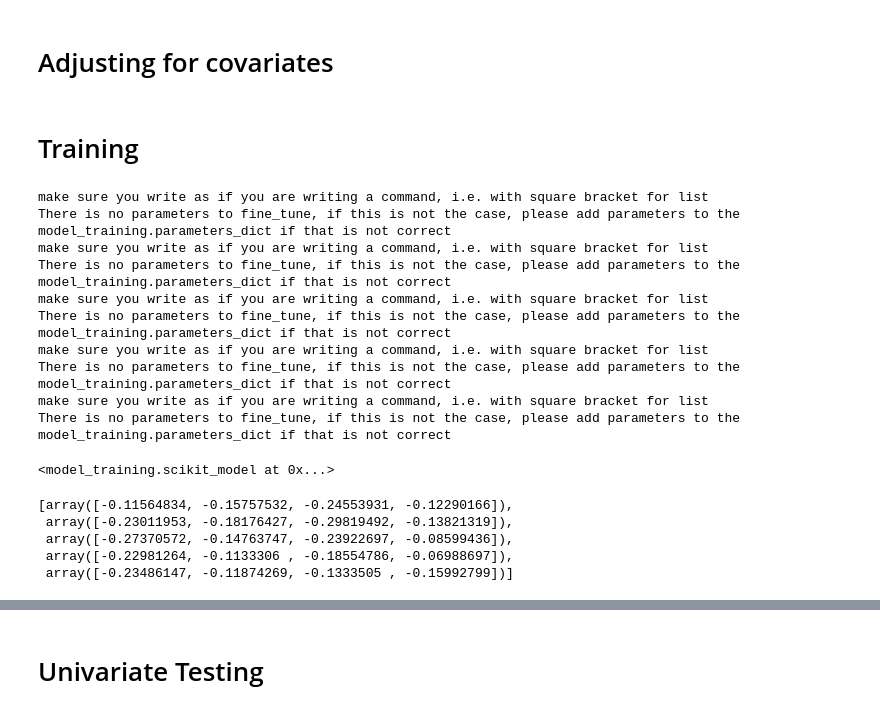
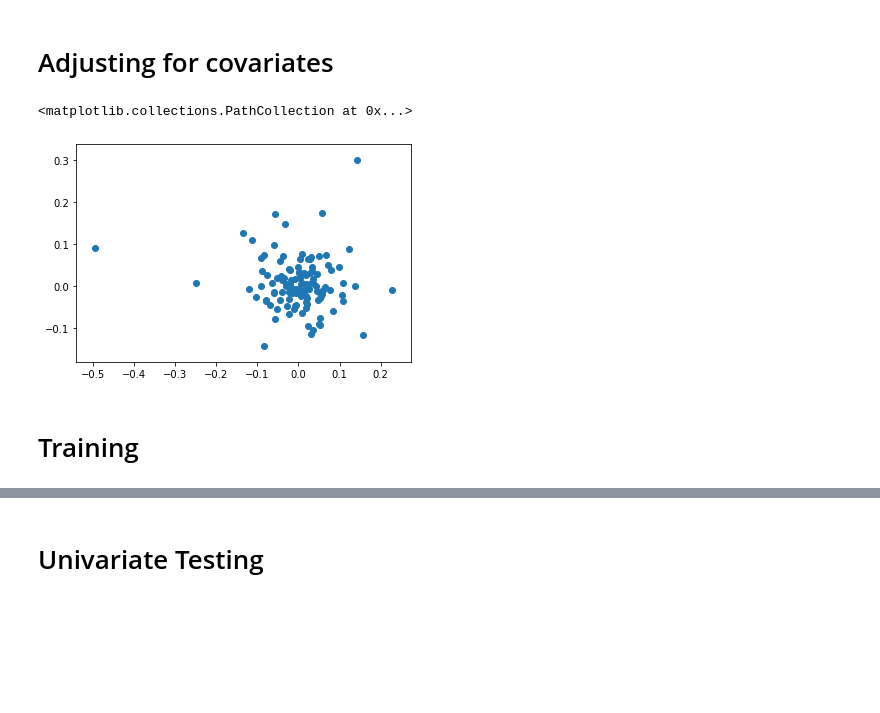
Before and after one commit to lehai-ml/schizophrenia_PRS, a Jupyter notebook: results_schizophrenia.ipynb, the cells around one changed output, grey strips where cells are left out. Cells and saved outputs as stored; diff of their text form; code cells hidden in the pictures; blank space fills up the shorter version.

```diff
--- a/results_schizophrenia.ipynb
+++ b/results_schizophrenia.ipynb
@@ -65,7 +65,7 @@ print(european_ancestral_PCA_w_outliers.shape)
 
 from scipy import stats
 zscores=np.abs(stats.zscore(european_ancestral_PCA_w_outliers[:,1:3].astype('float64'),axis=0))
-outliers=np.where(zscores>3)[0]#remove anything more than 3 st. deviation from the mean.
+outliers=np.where(zscores>=3)[0]#remove anything more than 3 st. deviation from the mean.
 print(european_ancestral_PCA_w_outliers[outliers,0])
 #removing outliers using the ancestrial PCA
 
@@ -125,6 +125,12 @@ print(combinations.shape)
 (4005,)
 # %% [markdown]
 # Adjusting for covariates
+# %%
+plt.scatter(european_ancestral_PCA[:,4],european_ancestral_PCA[:,5])
+#check the PC1 vs. PC2, PC2 vs PC3, etc. until I see a structureless blob.
+# %% [output]
+<matplotlib.collections.PathCollection at 0x...>
+[figure, added]
 # %%
 #adjusting for covariates:
 #for PRS: I adjusted for 10 PC. and for connectivity and structural data: I adjusted for age at scan, at birth, intracranial volume and gender. similar to Harriet's paper and Shi et al., 2012 (although this one has number of fibers regressed out as well).
@@ -144,24 +150 @@ y=adjusted_european_PRS_schizophrenia[:,0]
 combination_idx=np.arange(4005)
-# %%
-x=model_training.scikit_model(LinearRegression(),X,y,filepath='./test/',model_name='lin_reg')
-x.feature_selection_model()
-# %% [output]
-make sure you write as if you are writing a command, i.e. with square bracket for list
-There is no parameters to fine_tune, if this is not the case, please add parameters to the model_training.parameters_dict if that is not correct
-make sure you write as if you are writing a command, i.e. with square bracket for list
-There is no parameters to fine_tune, if this is not the case, please add parameters to the model_training.parameters_dict if that is not correct
-make sure you write as if you are writing a command, i.e. with square bracket for list
-There is no parameters to fine_tune, if this is not the case, please add parameters to the model_training.parameters_dict if that is not correct
-make sure you write as if you are writing a command, i.e. with square bracket for list
-There is no parameters to fine_tune, if this is not the case, please add parameters to the model_training.parameters_dict if that is not correct
-make sure you write as if you are writing a command, i.e. with square bracket for list
-There is no parameters to fine_tune, if this is not the case, please add parameters to the model_training.parameters_dict if that is not correct
-<model_training.scikit_model at 0x...>
-# %%
-x.cross_validated_scores_across_all_splits
-# %% [output]
-[array([-0.11564834, -0.15757532, -0.24553931, -0.12290166]),
- array([-0.23011953, -0.18176427, -0.29819492, -0.13821319]),
- array([-0.27370572, -0.14763747, -0.23922697, -0.08599436]),
- array([-0.22981264, -0.1133306 , -0.18554786, -0.06988697]),
- array([-0.23486147, -0.11874269, -0.1333505 , -0.15992799])]
```
Also changed, not shown: parts of 16 cells of this notebook, 1 other file.
